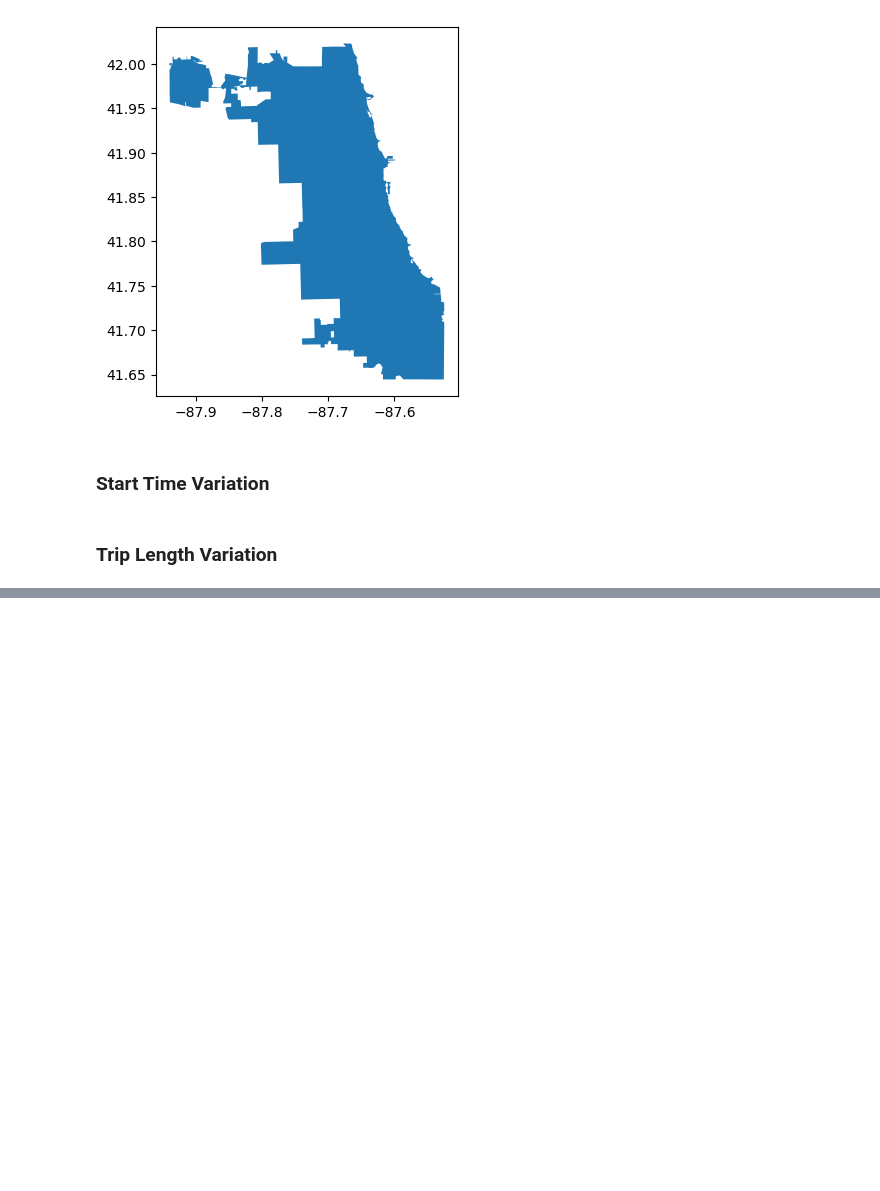
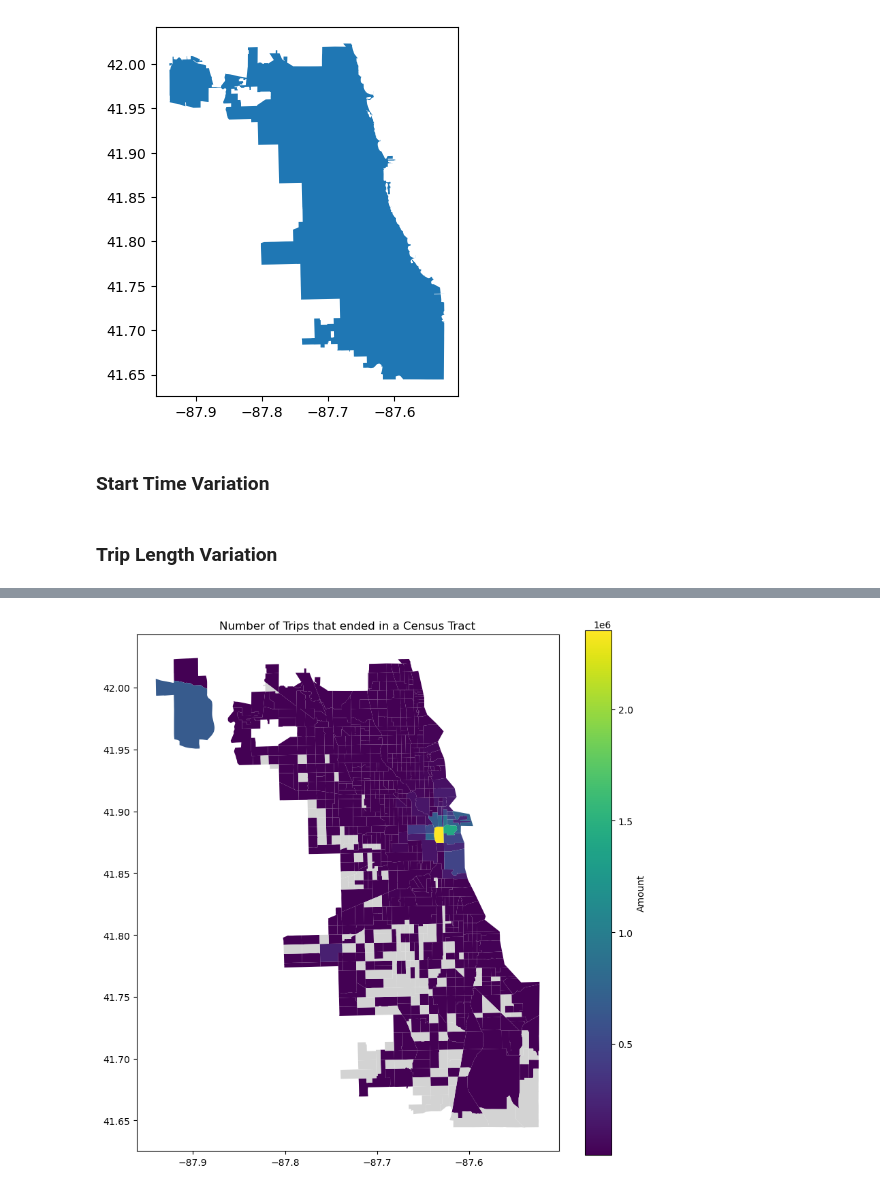
Before and after one commit to OliverSauren/AAA_Stahl, a Jupyter notebook: 2_Descriptive_Analytics.ipynb, the cells around one changed output, grey strips where cells are left out. Drawn from its saved outputs; the diff is of its cells as text; code cells hidden in the pictures; blank space fills up the shorter version.

```diff
--- a/2_Descriptive_Analytics.ipynb
+++ b/2_Descriptive_Analytics.ipynb
@@ -436,0 +455,8 @@ trips_starts_geo.plot(column='mean_trip_miles', cmap='Reds')
+# %%
+# Plot number of ending trips for each census tract
+fig, ax = plt.subplots(figsize=(10, 10))
+census_analysis.plot(column='end_census_counts', cmap='viridis', linewidth=0.8, ax=ax, legend=True, legend_kwds={'label': "Amount"}, missing_kwds={'color': 'lightgrey'})
+ax.set_title('Number of Trips that ended in a Census Tract')
+plt.show()
+# %% [output]
+[figure, added]
```
Also changed, not shown: parts of 37 cells of this notebook.
